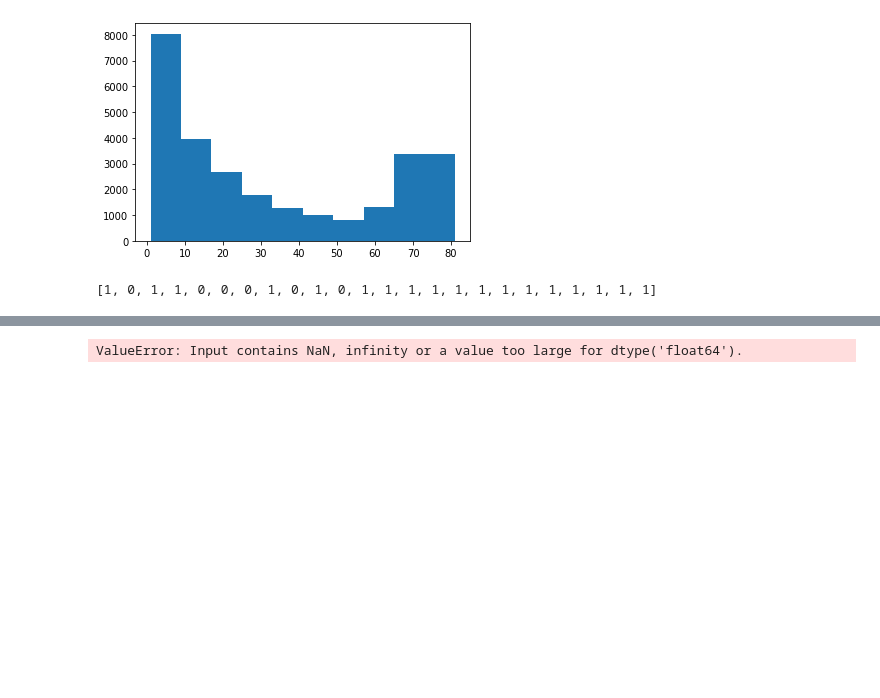
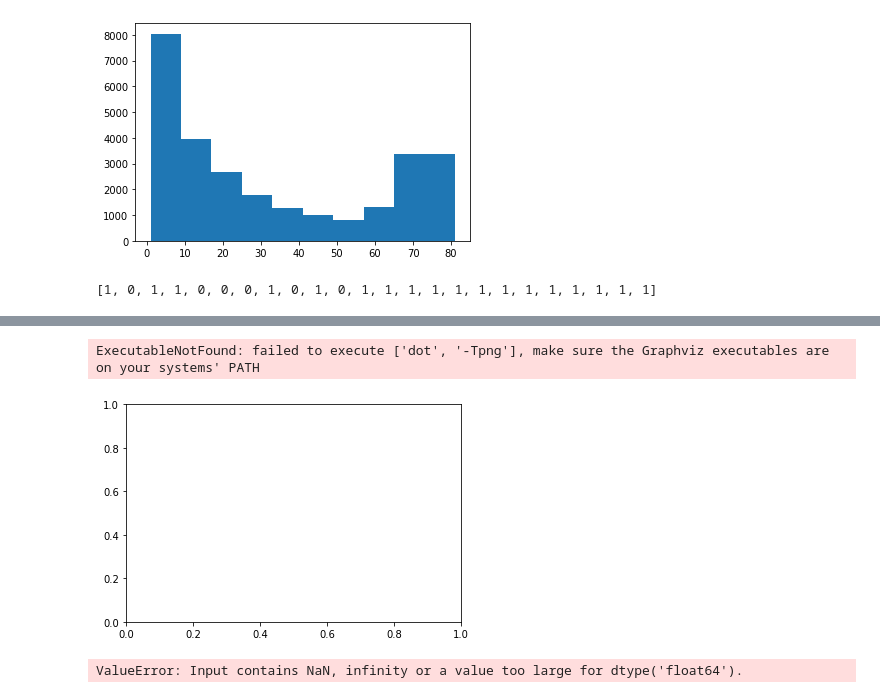
Before and after one commit to TomekQ13/CreditScoring, a Jupyter notebook: CreditScoring.ipynb, the cells around one changed output, grey strips where cells are left out. Saved outputs shown, nothing was run; the diff lists cells and outputs as text; code cells hidden in the pictures; blank space fills up the shorter version.

```diff
--- a/CreditScoring.ipynb
+++ b/CreditScoring.ipynb
@@ -243,3 +278,8 @@ X_train, X_test, y_train, y_test = train_test_split(data_css_select, y, test_siz
+# %%
+xgb.plot_tree(bst, num_trees=1)
+# %% [output]
+ExecutableNotFound: failed to execute ['dot', '-Tpng'], make sure the Graphviz executables are on your systems' PATH
+[figure, added]
 # %%
 lin_reg = LogisticRegression()
 lin_reg.fit(X_train, y_train)
```
Also changed, not shown: parts of 17 cells of this notebook.
